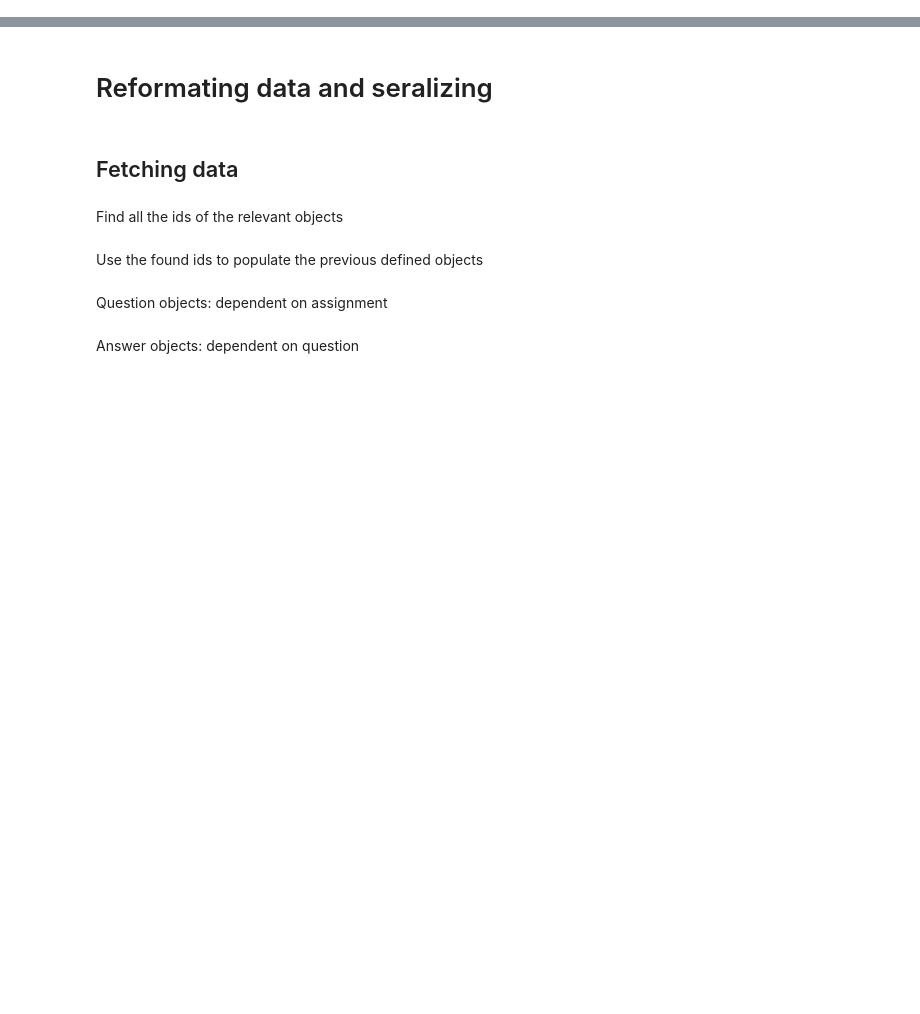
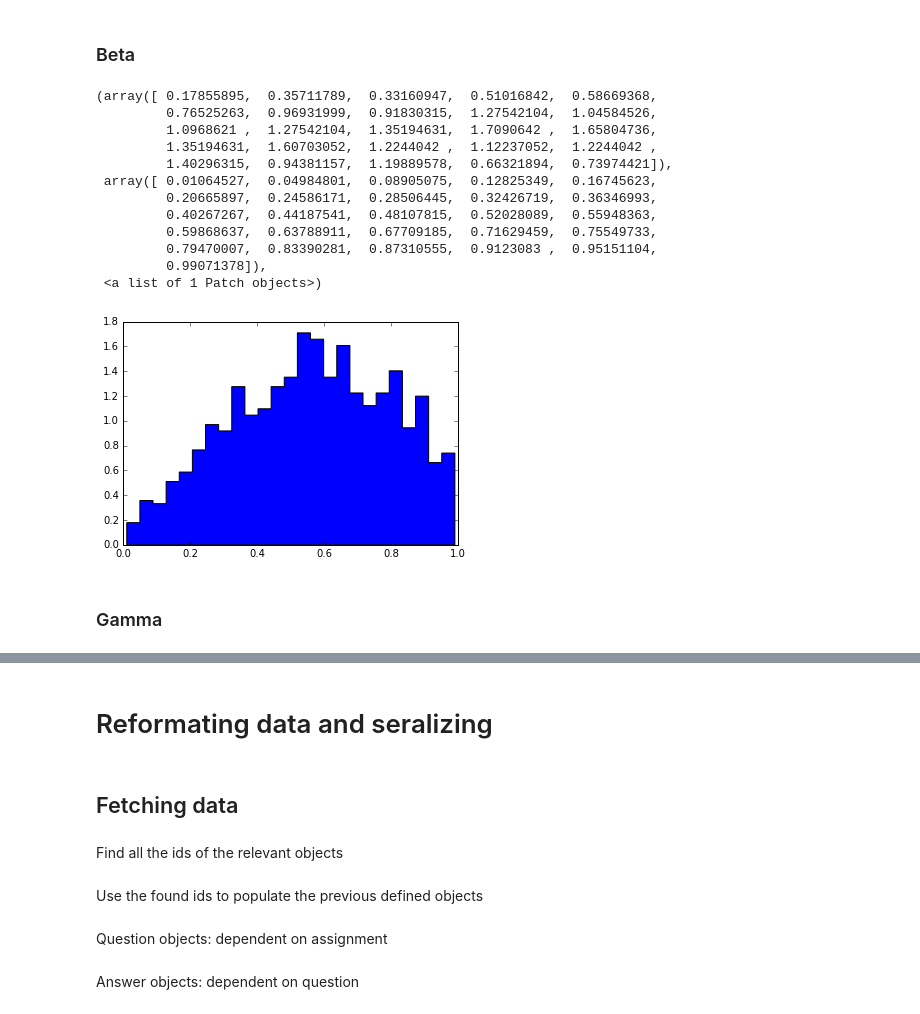
Before and after one commit to TomMalow/pymcmodels, a Jupyter notebook: Random pymc and data handling.ipynb, the cells around one changed output, grey strips where cells are left out. Drawn from its saved outputs; the diff is of its cells as text; code cells hidden in the pictures; blank space fills up the shorter version.

```diff
--- a/Random pymc and data handling.ipynb
+++ b/Random pymc and data handling.ipynb
@@ -19,3 +57,27 @@ plt.hist(data, bins=25, histtype="stepfilled", normed=True)
+# %% [markdown]
+### Beta
+# %%
+B_tau = pm.Beta('B_tau_generator',2,1.5)
+data = list()
+for i in range(0,1000):
+    data.append(B_tau.random())
+plt.hist(data, bins=25, histtype="stepfilled", normed=True)
+# %% [output]
+(array([ 0.17855895,  0.35711789,  0.33160947,  0.51016842,  0.58669368,
+         0.76525263,  0.96931999,  0.91830315,  1.27542104,  1.04584526,
+         1.0968621 ,  1.27542104,  1.35194631,  1.7090642 ,  1.65804736,
+         1.35194631,  1.60703052,  1.2244042 ,  1.12237052,  1.2244042 ,
+         1.40296315,  0.94381157,  1.19889578,  0.66321894,  0.73974421]),
+ array([ 0.01064527,  0.04984801,  0.08905075,  0.12825349,  0.16745623,
+         0.20665897,  0.24586171,  0.28506445,  0.32426719,  0.36346993,
+         0.40267267,  0.44187541,  0.48107815,  0.52028089,  0.55948363,
+         0.59868637,  0.63788911,  0.67709185,  0.71629459,  0.75549733,
+         0.79470007,  0.83390281,  0.87310555,  0.9123083 ,  0.95151104,
+         0.99071378]),
+ <a list of 1 Patch objects>)
+[figure, added]
+# %% [markdown]
+### Gamma
 # %%
 B_tau = pm.Gamma('B_tau_generator',10,0.1)
 data = list()
```
Also changed, not shown: parts of 5 cells of this notebook, 19 other files.
